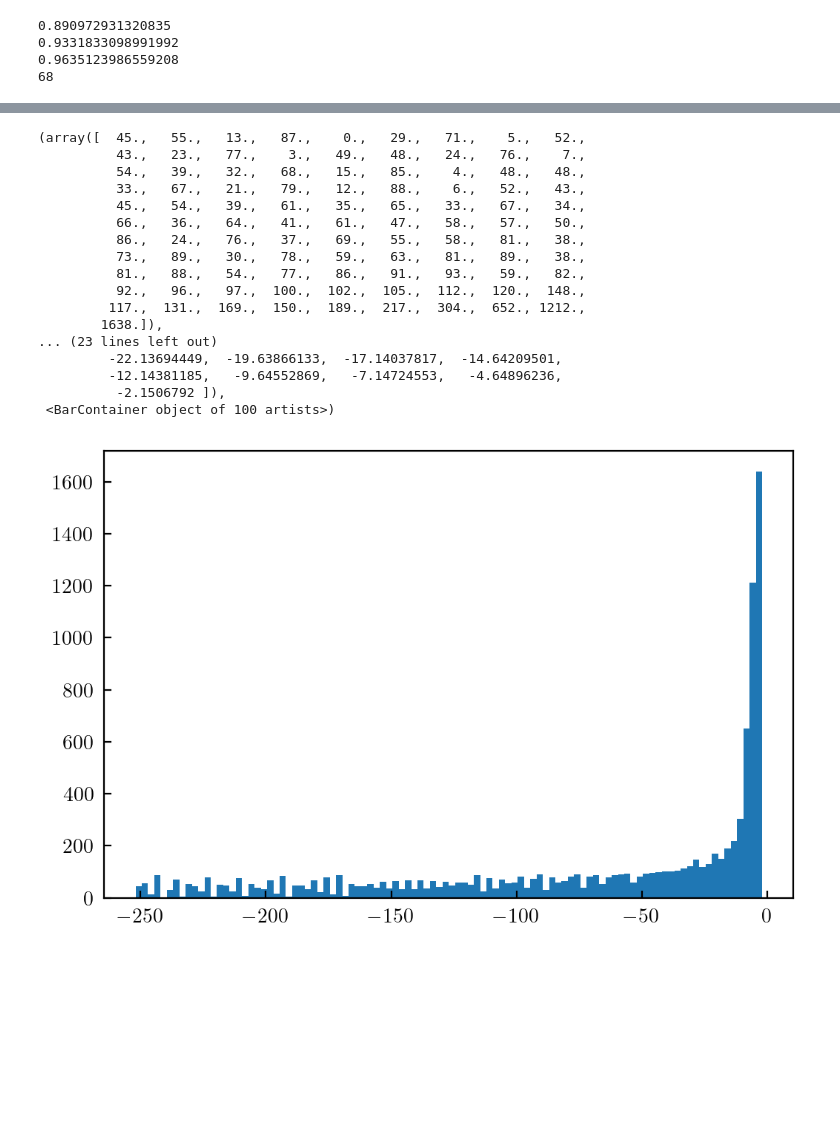
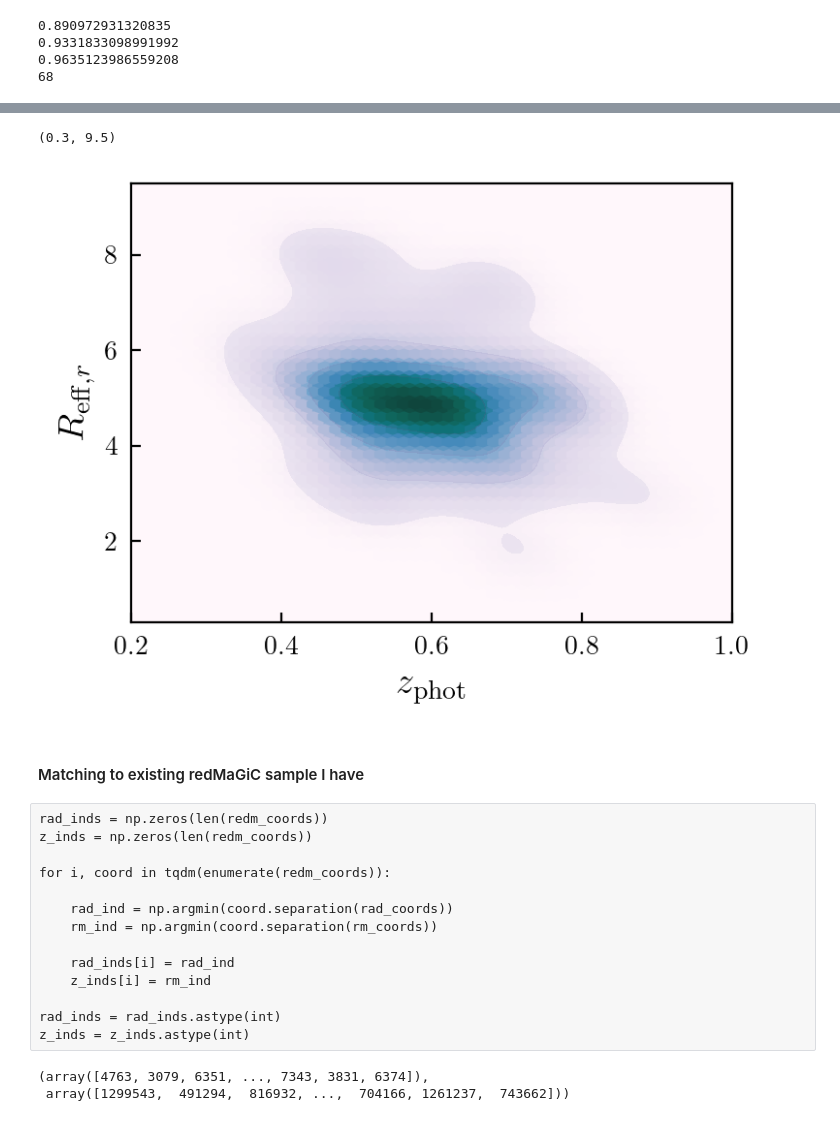
Before and after one commit to apcloonan/galaxy-galaxy-sel, a Jupyter notebook: sample_redmagic.ipynb, the cells around one changed output, grey strips where cells are left out. Saved outputs shown, nothing was run; the diff lists cells and outputs as text; code cells hidden in the pictures; blank space fills up the shorter version.

```diff
--- a/sample_redmagic.ipynb
+++ b/sample_redmagic.ipynb
@@ -88,26 +95,41 @@ zs, rrs = np.meshgrid(z, rr)
 # if I have an array of z_phot and R_eff,r values from redmagic, then I can use the evaluation below
 
 # evaluate
-f = np.exp(kde.score_samples(zrrs))
+
+zrrs = np.vstack((zs.ravel(), rrs.ravel()))
+f = kde.evaluate(zrrs)
+
+#zrrs = np.vstack((zs.ravel(), rrs.ravel())).T
+#f = np.exp(kde.score_samples(zrrs))
+
+# then, I can use np.random.choice to draw the redmagic population
+# get all redmagic catalog entries from NOIRLab matching tool
-# %%
-#pdf = kde.sample(10000)[]
-plt.hist(f, bins=100)
-# %% [output]
-(array([  45.,   55.,   13.,   87.,    0.,   29.,   71.,    5.,   52.,
-          43.,   23.,   77.,    3.,   49.,   48.,   24.,   76.,    7.,
-          54.,   39.,   32.,   68.,   15.,   85.,    4.,   48.,   48.,
-          33.,   67.,   21.,   79.,   12.,   88.,    6.,   52.,   43.,
-          45.,   54.,   39.,   61.,   35.,   65.,   33.,   67.,   34.,
-          66.,   36.,   64.,   41.,   61.,   47.,   58.,   57.,   50.,
-          86.,   24.,   76.,   37.,   69.,   55.,   58.,   81.,   38.,
-          73.,   89.,   30.,   78.,   59.,   63.,   81.,   89.,   38.,
-          81.,   88.,   54.,   77.,   86.,   91.,   93.,   59.,   82.,
-          92.,   96.,   97.,  100.,  102.,  105.,  112.,  120.,  148.,
-         117.,  131.,  169.,  150.,  189.,  217.,  304.,  652., 1212.,
-        1638.]),
-... (23 lines left out)
-         -22.13694449,  -19.63866133,  -17.14037817,  -14.64209501,
-         -12.14381185,   -9.64552869,   -7.14724553,   -4.64896236,
-          -2.1506792 ]),
- <BarContainer object of 100 artists>)
-[figure, removed]
+# %%
+
+fig, ax = plt.subplots(1,1, figsize=(4,3))
+
+ax.hexbin(zrrs[0], zrrs[1], C=f
+          , cmap='PuBuGn', alpha=1
+          #, cbar=True
+         )
+
+test = sns.kdeplot(x=zlens, y=refflens
+                   , ax=ax
+                   , cmap="Purples_d", alpha=0.2
+                   #, cbar=True
+                   , shade=True
+                   , levels=5
+                  )
+
+ax.set_xlabel(r'$z_{\rm phot}$', fontsize=14)
+ax.set_ylabel(r'$R_{{\rm eff}, r}$', fontsize=14)
+ax.set_xlim(0.2,1)
+ax.set_ylim(0.3, 9.5)
+
+# use kpc instead! astropy.cosmology
+# take like 500k or something instead of loading the whole 2.7 million
+# %% [output]
+(0.3, 9.5)
+[figure, added]
+# %% [markdown]
+#### Matching to existing redMaGiC sample I have
@@ -113,0 +189,19 @@ plt.hist(f, bins=100)
+# %% [raw]
+rad_inds = np.zeros(len(redm_coords))
+z_inds = np.zeros(len(redm_coords))
+
+for i, coord in tqdm(enumerate(redm_coords)):
+
+    rad_ind = np.argmin(coord.separation(rad_coords))
+    rm_ind = np.argmin(coord.separation(rm_coords))
+
+    rad_inds[i] = rad_ind
+    z_inds[i] = rm_ind
+
+rad_inds = rad_inds.astype(int)
+z_inds = z_inds.astype(int)
+# %%
+rad_inds, z_inds
+# %% [output]
+(array([4763, 3079, 6351, ..., 7343, 3831, 6374]),
+ array([1299543,  491294,  816932, ...,  704166, 1261237,  743662]))
```
Also changed, not shown: parts of 33 cells of this notebook.
